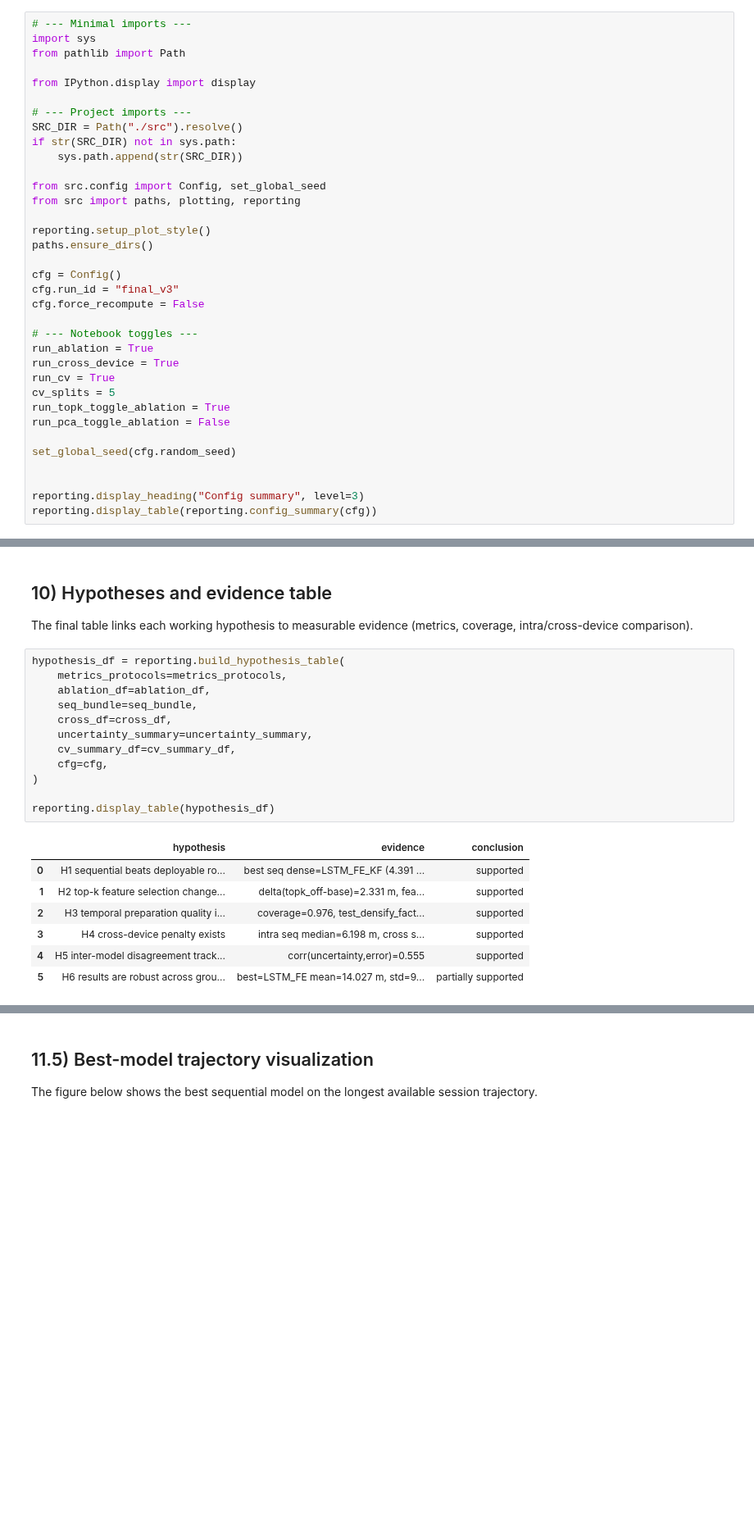
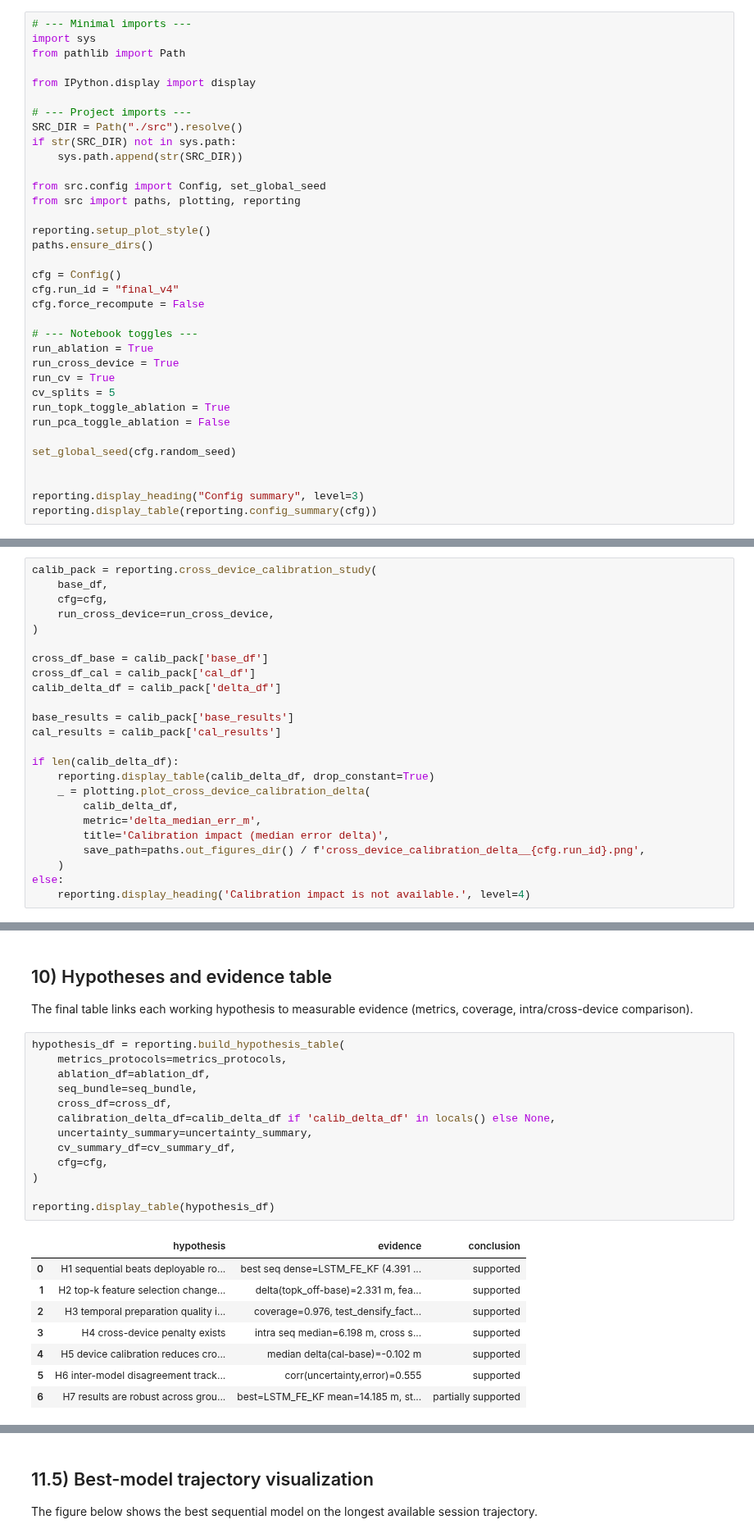
Before and after one commit to FlavienJalabert/indoor-localisation, a Jupyter notebook: Report_Indoor_Localisation.ipynb, the cells around one changed output, grey strips where cells are left out. Shown at 82% size. Saved outputs shown, nothing was run; the diff lists cells and outputs as text; blank space fills up the shorter version.

```diff
--- a/Report_Indoor_Localisation.ipynb
+++ b/Report_Indoor_Localisation.ipynb
@@ -52,7 +58,7 @@ reporting.setup_plot_style()
 paths.ensure_dirs()
 
 cfg = Config()
-cfg.run_id = "final_v3"
+cfg.run_id = "final_v4"
 cfg.force_recompute = False
 
 # --- Notebook toggles ---
@@ -673,0 +712,24 @@ best_model, pairs = plotting.plot_cross_device_cdf_and_trajectories(
+# %%
+calib_pack = reporting.cross_device_calibration_study(
+    base_df,
+    cfg=cfg,
+    run_cross_device=run_cross_device,
+)
+
+cross_df_base = calib_pack['base_df']
+cross_df_cal = calib_pack['cal_df']
+calib_delta_df = calib_pack['delta_df']
+
+base_results = calib_pack['base_results']
+cal_results = calib_pack['cal_results']
+
+if len(calib_delta_df):
+    reporting.display_table(calib_delta_df, drop_constant=True)
+    _ = plotting.plot_cross_device_calibration_delta(
+        calib_delta_df,
+        metric='delta_median_err_m',
+        title='Calibration impact (median error delta)',
+        save_path=paths.out_figures_dir() / f'cross_device_calibration_delta__{cfg.run_id}.png',
+    )
+else:
+    reporting.display_heading('Calibration impact is not available.', level=4)
@@ -678,23 +769,25 @@ The final table links each working hypothesis to measurable evidence (metrics, c
 # %%
 hypothesis_df = reporting.build_hypothesis_table(
     metrics_protocols=metrics_protocols,
     ablation_df=ablation_df,
     seq_bundle=seq_bundle,
     cross_df=cross_df,
+    calibration_delta_df=calib_delta_df if 'calib_delta_df' in locals() else None,
     uncertainty_summary=uncertainty_summary,
     cv_summary_df=cv_summary_df,
     cfg=cfg,
 )
 
 reporting.display_table(hypothesis_df)
 # %% [output]
 |  | hypothesis | evidence | conclusion |
 | 0 | H1 sequential beats deployable ro... | best seq dense=LSTM_FE_KF (4.391 ... | supported |
 | 1 | H2 top-k feature selection change... | delta(topk_off-base)=2.331 m, fea... | supported |
 | 2 | H3 temporal preparation quality i... | coverage=0.976, test_densify_fact... | supported |
 | 3 | H4 cross-device penalty exists | intra seq median=6.198 m, cross s... | supported |
-| 4 | H5 inter-model disagreement track... | corr(uncertainty,error)=0.555 | supported |
-| 5 | H6 results are robust across grou... | best=LSTM_FE mean=14.027 m, std=9... | partially supported |
+| 4 | H5 device calibration reduces cro... | median delta(cal-base)=-0.102 m | supported |
+| 5 | H6 inter-model disagreement track... | corr(uncertainty,error)=0.555 | supported |
+| 6 | H7 results are robust across grou... | best=LSTM_FE_KF mean=14.185 m, st... | partially supported |
 # %% [markdown]
 ## 11) Observed limitations
 
```
Also changed, not shown: parts of 19 cells of this notebook, 6 other files.
